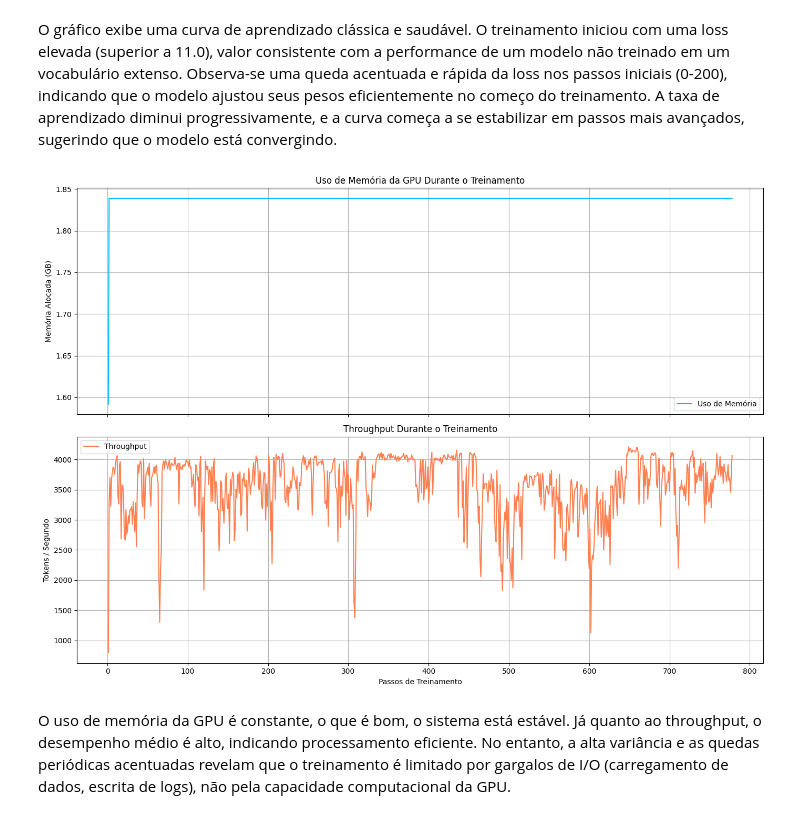
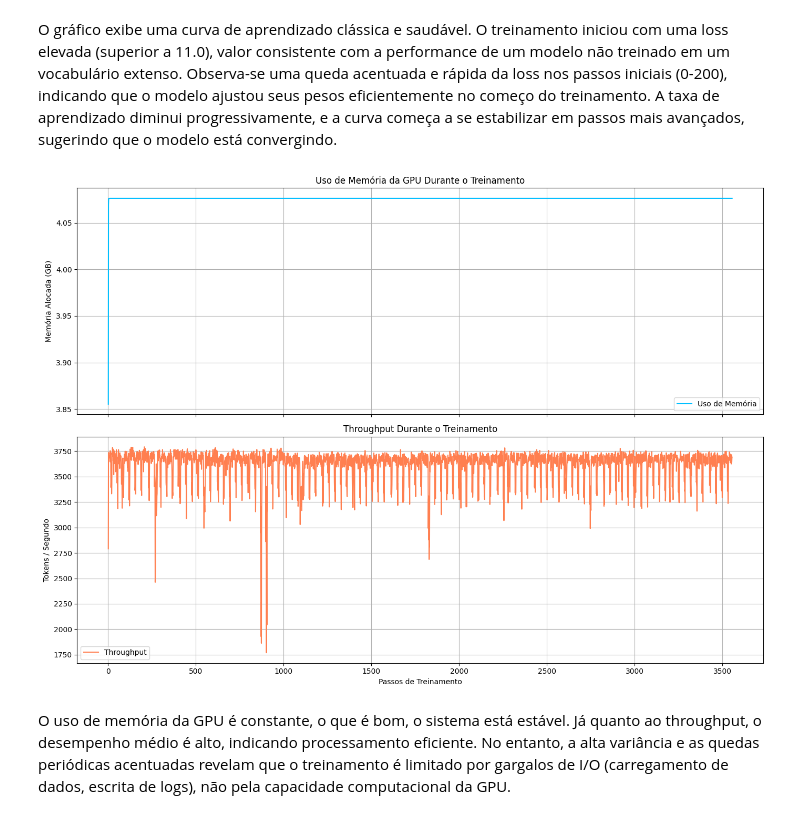
Before and after one commit to PauloHFS/gpt2-from-scratch, a Jupyter notebook: main.ipynb, the cells around one changed output. Cells and saved outputs as stored; diff of their text form; code cells hidden in the pictures.

```diff
--- a/main.ipynb
+++ b/main.ipynb
@@ -167,9 +199,10 @@ True
 # %%
-trained_models, final_metrics = GQAModel._train(
-    model=model,
+gqa_trained, final_metrics_gqa = GQAModel._train(
+    model=model_gqa,
     train_loader=train_dataloader,
     val_loader=test_dataloader,
     device_str="cuda",
-    path=BEST_MODEL_PATH)
+    path=BEST_MODEL_PATH.replace(".pt","_gqa.pt"),
+    epochs=3)
 # %% [output]
 Training model on device: cuda
@@ -222,34 +262,34 @@ O gráfico exibe uma curva de aprendizado clássica e saudável. O treinamento i
 # %%
 fig, axes = plt.subplots(2, 1, figsize=(14, 10), sharex=True)
 
 axes[0].plot(
-    np.arange(1, len(final_metrics.gpu_memory) + 1),
-    final_metrics.gpu_memory,
+    np.arange(1, len(final_metrics_gqa.gpu_memory) + 1),
+    final_metrics_gqa.gpu_memory,
     color='deepskyblue',
     label='Uso de Memória'
 )
 axes[0].set_title('Uso de Memória da GPU Durante o Treinamento')
 axes[0].set_ylabel('Memória Alocada (GB)')
 axes[0].grid(True)
 axes[0].legend()
 
 axes[1].plot(
-    np.arange(1, len(final_metrics.throughput) + 1),
-    final_metrics.throughput,
+    np.arange(1, len(final_metrics_gqa.throughput) + 1),
+    final_metrics_gqa.throughput,
     color='coral',
     label='Throughput'
 )
 axes[1].set_title('Throughput Durante o Treinamento')
 axes[1].set_ylabel('Tokens / Segundo')
 axes[1].grid(True)
 axes[1].legend()
 
 plt.xlabel('Passos de Treinamento')
 
 plt.tight_layout()
 
 plt.show()
 # %% [output]
-[figure, old version]
+[figure, new version]
 # %% [markdown]
 O uso de memória da GPU é constante, o que é bom, o sistema está estável. Já quanto ao throughput, o desempenho médio é alto, indicando processamento eficiente. No entanto, a alta variância e as quedas periódicas acentuadas revelam que o treinamento é limitado por gargalos de I/O (carregamento de dados, escrita de logs), não pela capacidade computacional da GPU.
```
Also changed, not shown: parts of 14 cells of this notebook.
